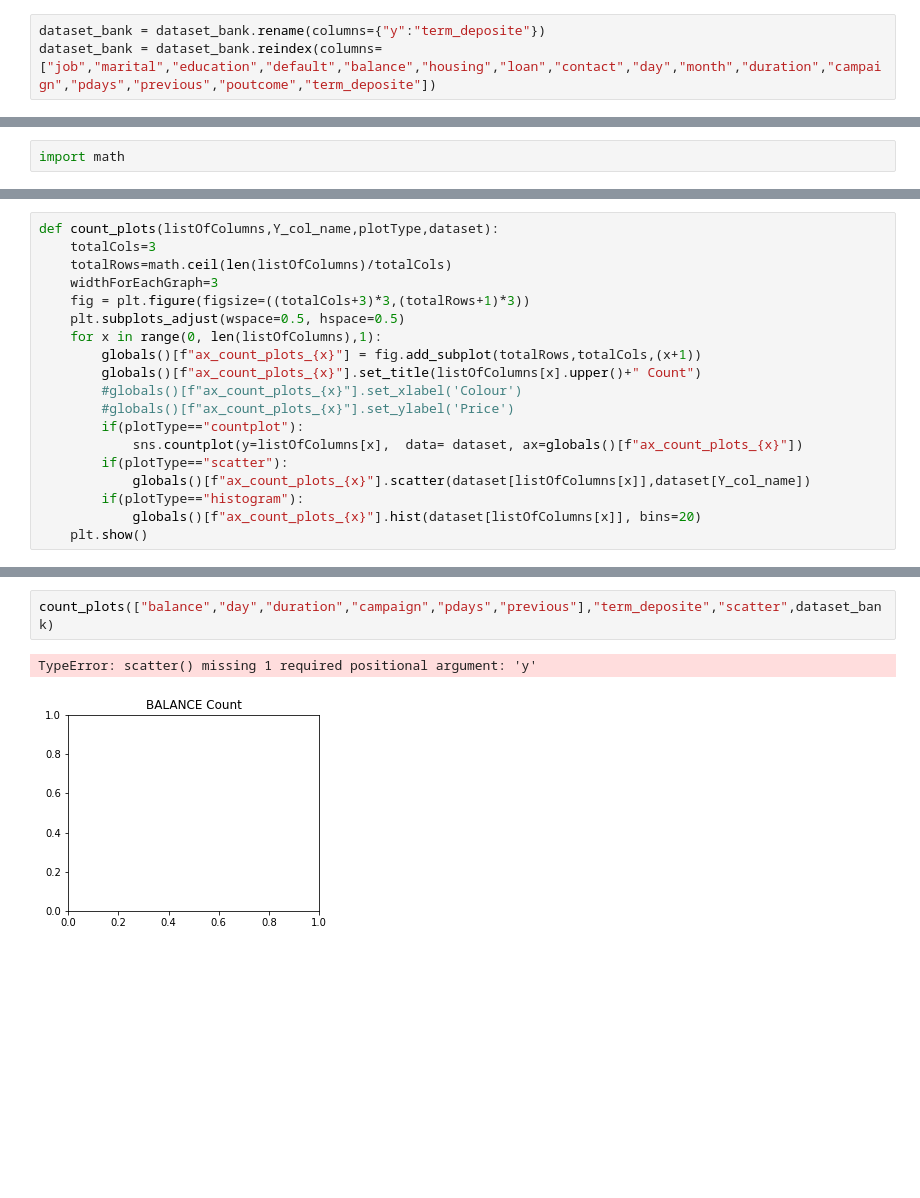
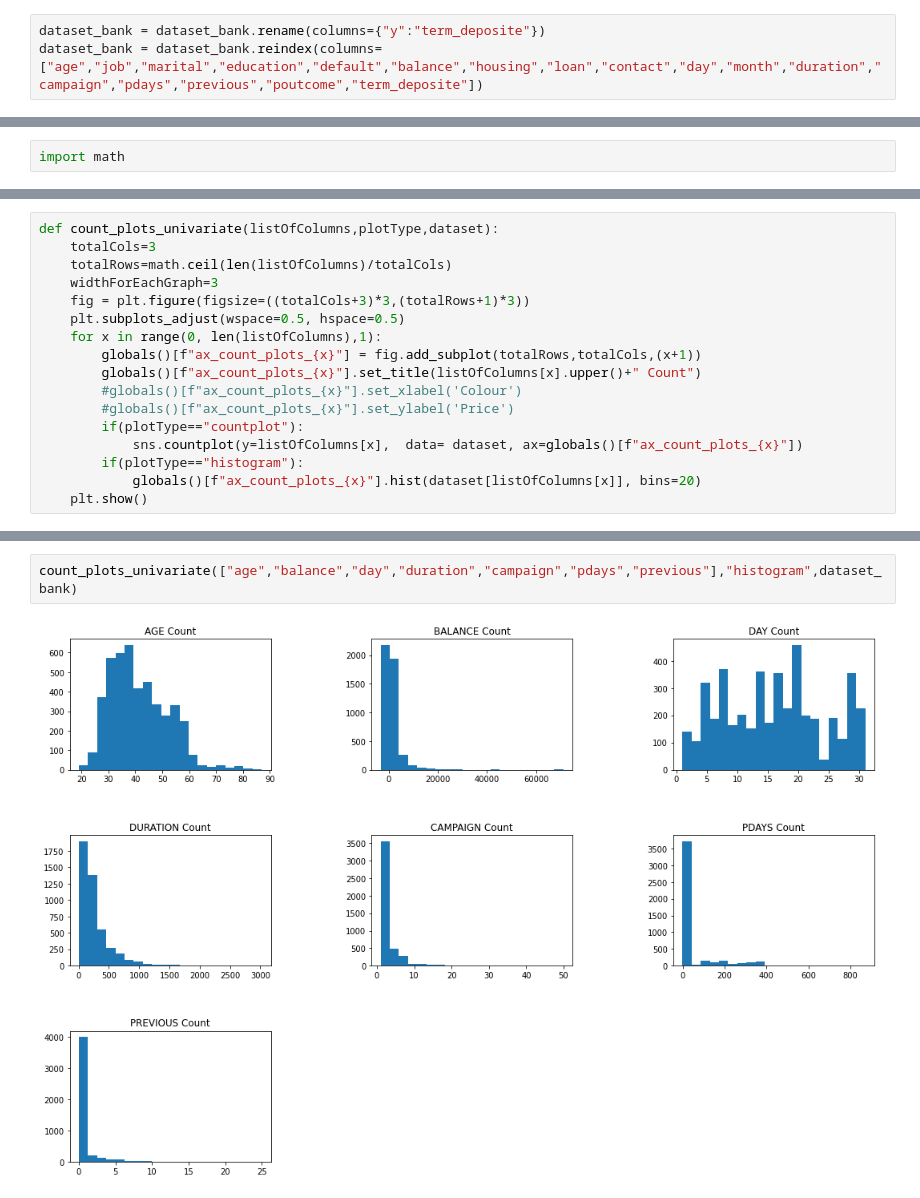
Before and after one commit to sumitraju/data-science, a Jupyter notebook: bank_logistic_regression/bank_logistic_regression.ipynb, the cells around one changed output, grey strips where cells are left out. Cells and saved outputs as stored; diff of their text form; blank space fills up the shorter version.

```diff
--- a/bank_logistic_regression/bank_logistic_regression.ipynb
+++ b/bank_logistic_regression/bank_logistic_regression.ipynb
@@ -136,7 +136,7 @@ dtype: int64
 Unique values
 # %%
 dataset_bank = dataset_bank.rename(columns={"y":"term_deposite"})
-dataset_bank = dataset_bank.reindex(columns=["job","marital","education","default","balance","housing","loan","contact","day","month","duration","campaign","pdays","previous","poutcome","term_deposite"])
+dataset_bank = dataset_bank.reindex(columns=["age","job","marital","education","default","balance","housing","loan","contact","day","month","duration","campaign","pdays","previous","poutcome","term_deposite"])
 # %%
 def unique_values__or_count(listOfColumns,options):
     for x in range(0, len(listOfColumns)-1, 1):
@@ -201,5 +203,5 @@ import math
 # %%
-def count_plots(listOfColumns,Y_col_name,plotType,dataset):
+def count_plots_univariate(listOfColumns,plotType,dataset):
     totalCols=3
     totalRows=math.ceil(len(listOfColumns)/totalCols)
     widthForEachGraph=3
@@ -212,8 +214,6 @@ def count_plots(listOfColumns,Y_col_name,plotType,dataset):
         #globals()[f"ax_count_plots_{x}"].set_ylabel('Price')
         if(plotType=="countplot"):
             sns.countplot(y=listOfColumns[x],  data= dataset, ax=globals()[f"ax_count_plots_{x}"])
-        if(plotType=="scatter"):
-            globals()[f"ax_count_plots_{x}"].scatter(dataset[listOfColumns[x]],dataset[Y_col_name])
         if(plotType=="histogram"):
             globals()[f"ax_count_plots_{x}"].hist(dataset[listOfColumns[x]], bins=20)
     plt.show()
@@ -222,7 +222,6 @@ count_plots(['job','marital','education','default','housing','loan','contact','m
 # %% [output]
 [figure]
 # %%
-count_plots(["balance","day","duration","campaign","pdays","previous"],"term_deposite","scatter",dataset_bank)
+count_plots_univariate(["age","balance","day","duration","campaign","pdays","previous"],"histogram",dataset_bank)
 # %% [output]
-TypeError: scatter() missing 1 required positional argument: 'y'
-[figure, old version]
+[figure, new version]
```
Also changed, not shown: parts of 32 cells of this notebook, 1 other file.
